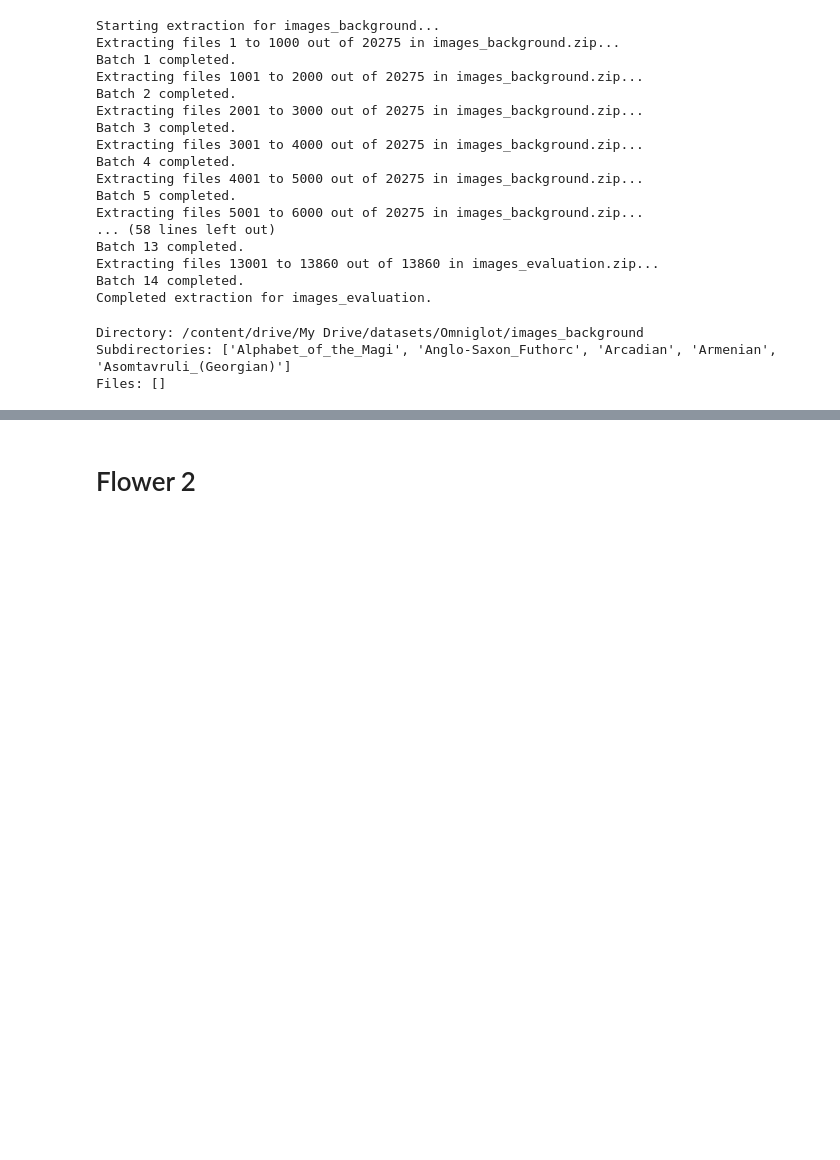
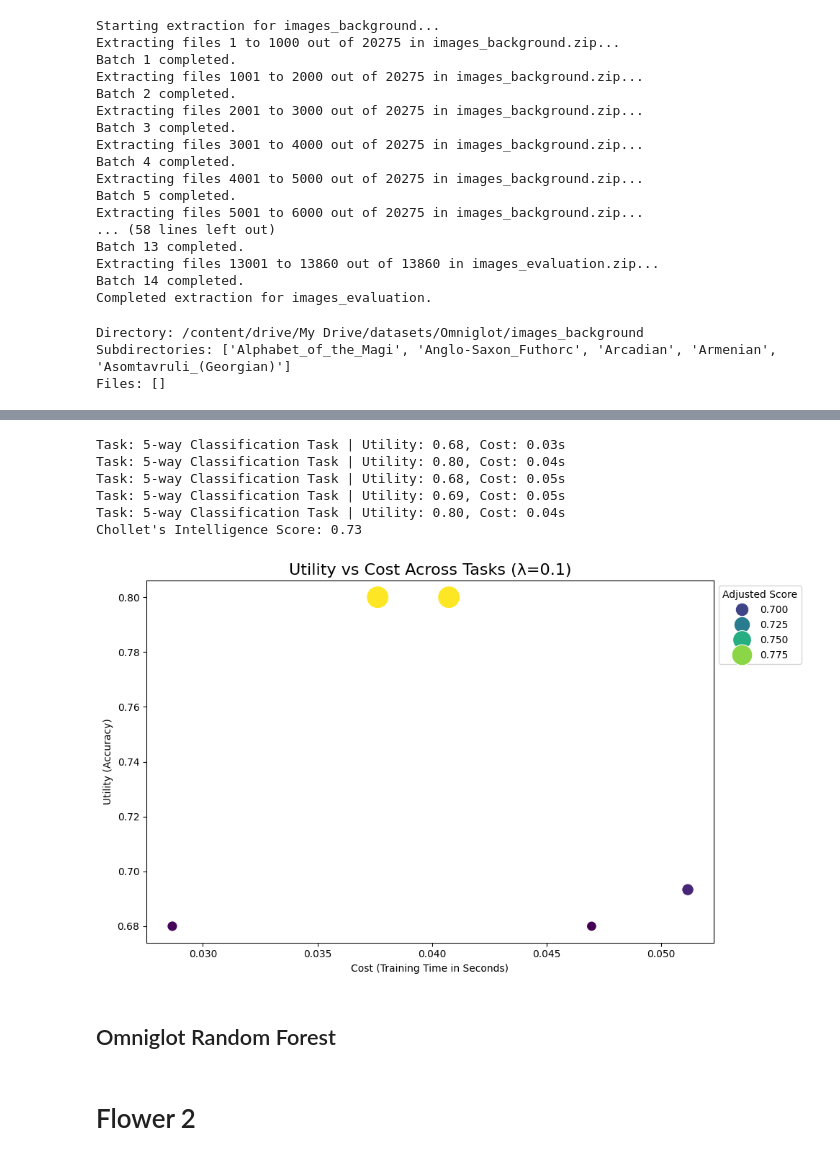
Before and after one commit to kaitlynrying/PHIL293_Final, a Jupyter notebook: Omniglot_VGG_Flower.ipynb, the cells around one changed output, grey strips where cells are left out. Cells and saved outputs as stored; diff of their text form; code cells hidden in the pictures; blank space fills up the shorter version.

```diff
--- a/Omniglot_VGG_Flower.ipynb
+++ b/Omniglot_VGG_Flower.ipynb
@@ -745,0 +640,3 @@ Chollet's Intelligence Score: -0.01
+# %%
+# Tune the model with subsampling
+tuned_model = tune_logistic_regression(X_train, Y_train, subsample_fraction=0.2)
@@ -745,0 +694,60 @@ Chollet's Intelligence Score: -0.01
+# %%
+score, task_metrics = run_logreg_pipeline_with_chollet(
+    X=X,
+    Y=Y,
+    tuned_model=tuned_model,
+    num_classes=5,              # 5-way classification
+    num_train_samples=5,        # 5-shot training
+    num_test_samples=15,        # 15 query samples
+    num_tasks=5,                # Number of tasks
+    lambda_factor=0.1           # Cost penalty
+)
+# %% [output]
+Task: 5-way Classification Task | Utility: 0.68, Cost: 0.03s
+Task: 5-way Classification Task | Utility: 0.80, Cost: 0.04s
+Task: 5-way Classification Task | Utility: 0.68, Cost: 0.05s
+Task: 5-way Classification Task | Utility: 0.69, Cost: 0.05s
+Task: 5-way Classification Task | Utility: 0.80, Cost: 0.04s
+Chollet's Intelligence Score: 0.73
+# %%
+import matplotlib.pyplot as plt
+import seaborn as sns
+import pandas as pd
+
+def plot_task_metrics(task_metrics, lambda_factor=0.1):
+    """
+    Visualize the relationship between utility, cost, and adjusted score across tasks.
+
+    Args:
+        task_metrics (list): List of dictionaries with "utility" and "cost" for each task.
+        lambda_factor (float): Lambda factor used in Chollet's measure.
+    """
+    # Create a DataFrame for visualization
+    data = pd.DataFrame(task_metrics)
+    data['adjusted_score'] = data['utility'] - lambda_factor * data['cost']
+    data['task'] = range(1, len(task_metrics) + 1)  # Add task numbers
+
+    # Plot utility vs cost with adjusted score as size
+    plt.figure(figsize=(10, 6))
+    sns.scatterplot(
+        x='cost',
+        y='utility',
+        size='adjusted_score',
+        hue='adjusted_score',
+        data=data,
+        palette='viridis',
+        sizes=(100, 500),
+        legend='brief'
+    )
+    plt.title(f"Utility vs Cost Across Tasks (λ={lambda_factor})", fontsize=16)
+    plt.xlabel("Cost (Training Time in Seconds)")
+    plt.ylabel("Utility (Accuracy)")
+    plt.legend(title="Adjusted Score", loc='upper left', bbox_to_anchor=(1, 1))
+    plt.tight_layout()
+    plt.show()
+# %%
+plot_task_metrics(task_metrics, lambda_factor=0.1)
+# %% [output]
+[figure, added]
+# %% [markdown]
+## Omniglot Random Forest
```
Also changed, not shown: parts of 110 cells of this notebook.
